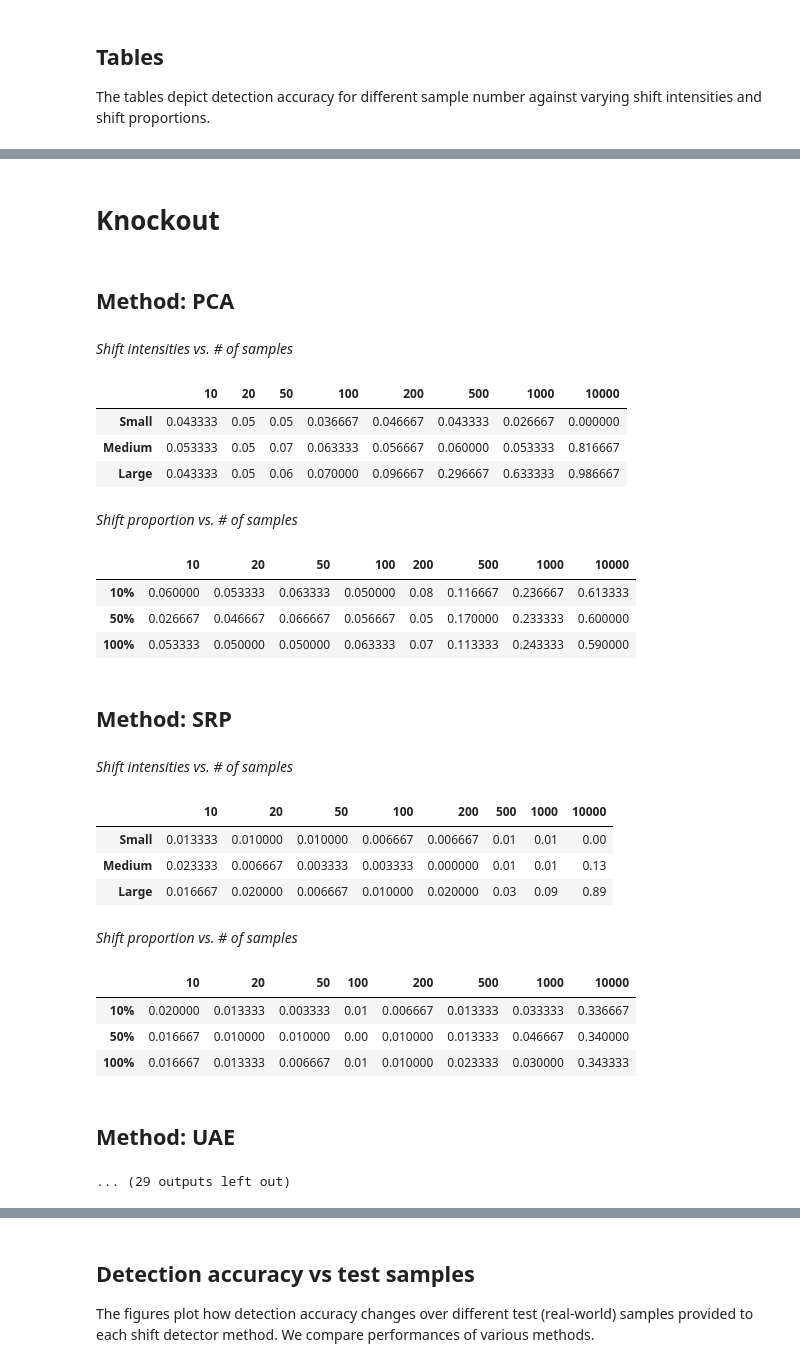
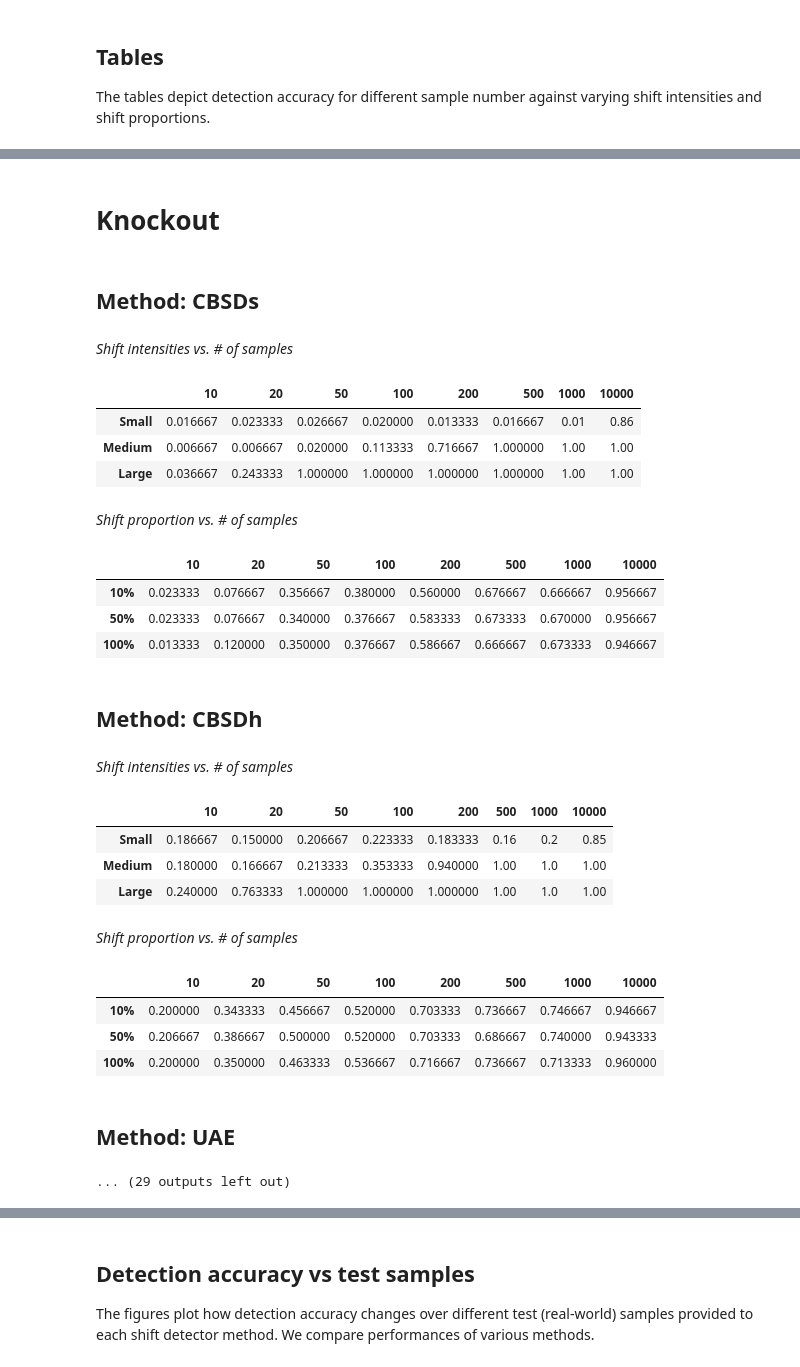
Before and after one commit to maleakhiw/explaining-dataset-shifts, a Jupyter notebook: experiments/dSprites/label_classifier_results_task1.ipynb, the cells around one changed output, grey strips where cells are left out. Cells and saved outputs as stored; diff of their text form; code cells hidden in the pictures.

Commit message:
concept shifts dSprites done

```diff
--- a/experiments/dSprites/label_classifier_results_task1.ipynb
+++ b/experiments/dSprites/label_classifier_results_task1.ipynb
@@ -20,12 +20,8 @@ The tables depict detection accuracy for different sample number against varying
 # %%
 list_shifts = ["Knockout", "Concept (Scale)", "Concept (Shape + Scale)",
               "Concept (X)", "Concept (Y)", "Concept (X + Y)", "Concept (X + Y + Scale)"]
-list_labels = ["PCA", "SRP", "UAE", "TAE",
-              "BBSDs", "BBSDh", "CBSDs", "CBSDh"]
-list_is_concepts = [False, False, False, False,
-                   False, False, True, True]
+list_labels = ["CBSDs", "CBSDh", "UAE", "TAE",
+              "BBSDs", "BBSDh", "PCA", "SRP"]
+list_is_concepts = [True, True, False, False,
+                   False, False, False, False]
 list_shift_str = ["ko", "scale", "scale_shape", "x", "y", "x_y", "x_y_scale"]
-list_dict_results = []
-for shift_str in list_shift_str:
-    for label in list_labels:
-        list_dict_results.append(load_result(shift_str, label, False))
@@ -35,0 +30,5 @@ Loading file successfully.
+# %%
+list_dict_results = []
+for shift_str in list_shift_str[:1]:
+    for label in list_labels:
+        list_dict_results.append(load_result(shift_str, label, False))
@@ -36,30 +44,30 @@ Loading file successfully.
 # %%
-for shift in list_shifts:
+for shift in list_shifts[:1]:
     display(Markdown(f"# {shift}"))
     summary_tables(list_dict_results, list_labels, list_is_concepts)
 # %% [output]
 # Knockout
-## Method: PCA
+## Method: CBSDs
 *Shift intensities vs. # of samples*
 |  | 10 | 20 | 50 | 100 | 200 | 500 | 1000 | 10000 |
-| Small | 0.043333 | 0.05 | 0.05 | 0.036667 | 0.046667 | 0.043333 | 0.026667 | 0.000000 |
-| Medium | 0.053333 | 0.05 | 0.07 | 0.063333 | 0.056667 | 0.060000 | 0.053333 | 0.816667 |
-| Large | 0.043333 | 0.05 | 0.06 | 0.070000 | 0.096667 | 0.296667 | 0.633333 | 0.986667 |
+| Small | 0.016667 | 0.023333 | 0.026667 | 0.020000 | 0.013333 | 0.016667 | 0.01 | 0.86 |
+| Medium | 0.006667 | 0.006667 | 0.020000 | 0.113333 | 0.716667 | 1.000000 | 1.00 | 1.00 |
+| Large | 0.036667 | 0.243333 | 1.000000 | 1.000000 | 1.000000 | 1.000000 | 1.00 | 1.00 |
 *Shift proportion vs. # of samples*
 |  | 10 | 20 | 50 | 100 | 200 | 500 | 1000 | 10000 |
-| 10% | 0.060000 | 0.053333 | 0.063333 | 0.050000 | 0.08 | 0.116667 | 0.236667 | 0.613333 |
-| 50% | 0.026667 | 0.046667 | 0.066667 | 0.056667 | 0.05 | 0.170000 | 0.233333 | 0.600000 |
-| 100% | 0.053333 | 0.050000 | 0.050000 | 0.063333 | 0.07 | 0.113333 | 0.243333 | 0.590000 |
+| 10% | 0.023333 | 0.076667 | 0.356667 | 0.380000 | 0.560000 | 0.676667 | 0.666667 | 0.956667 |
+| 50% | 0.023333 | 0.076667 | 0.340000 | 0.376667 | 0.583333 | 0.673333 | 0.670000 | 0.956667 |
+| 100% | 0.013333 | 0.120000 | 0.350000 | 0.376667 | 0.586667 | 0.666667 | 0.673333 | 0.946667 |
-## Method: SRP
+## Method: CBSDh
 *Shift intensities vs. # of samples*
 |  | 10 | 20 | 50 | 100 | 200 | 500 | 1000 | 10000 |
-| Small | 0.013333 | 0.010000 | 0.010000 | 0.006667 | 0.006667 | 0.01 | 0.01 | 0.00 |
-| Medium | 0.023333 | 0.006667 | 0.003333 | 0.003333 | 0.000000 | 0.01 | 0.01 | 0.13 |
-| Large | 0.016667 | 0.020000 | 0.006667 | 0.010000 | 0.020000 | 0.03 | 0.09 | 0.89 |
+| Small | 0.186667 | 0.150000 | 0.206667 | 0.223333 | 0.183333 | 0.16 | 0.2 | 0.85 |
+| Medium | 0.180000 | 0.166667 | 0.213333 | 0.353333 | 0.940000 | 1.00 | 1.0 | 1.00 |
+| Large | 0.240000 | 0.763333 | 1.000000 | 1.000000 | 1.000000 | 1.00 | 1.0 | 1.00 |
 *Shift proportion vs. # of samples*
 |  | 10 | 20 | 50 | 100 | 200 | 500 | 1000 | 10000 |
-| 10% | 0.020000 | 0.013333 | 0.003333 | 0.01 | 0.006667 | 0.013333 | 0.033333 | 0.336667 |
-| 50% | 0.016667 | 0.010000 | 0.010000 | 0.00 | 0.010000 | 0.013333 | 0.046667 | 0.340000 |
-| 100% | 0.016667 | 0.013333 | 0.006667 | 0.01 | 0.010000 | 0.023333 | 0.030000 | 0.343333 |
+| 10% | 0.200000 | 0.343333 | 0.456667 | 0.520000 | 0.703333 | 0.736667 | 0.746667 | 0.946667 |
+| 50% | 0.206667 | 0.386667 | 0.500000 | 0.520000 | 0.703333 | 0.686667 | 0.740000 | 0.943333 |
+| 100% | 0.200000 | 0.350000 | 0.463333 | 0.536667 | 0.716667 | 0.736667 | 0.713333 | 0.960000 |
 ## Method: UAE
 ... (29 outputs left out)
```
Also changed, not shown: parts of 25 cells of this notebook, 1 other file.
